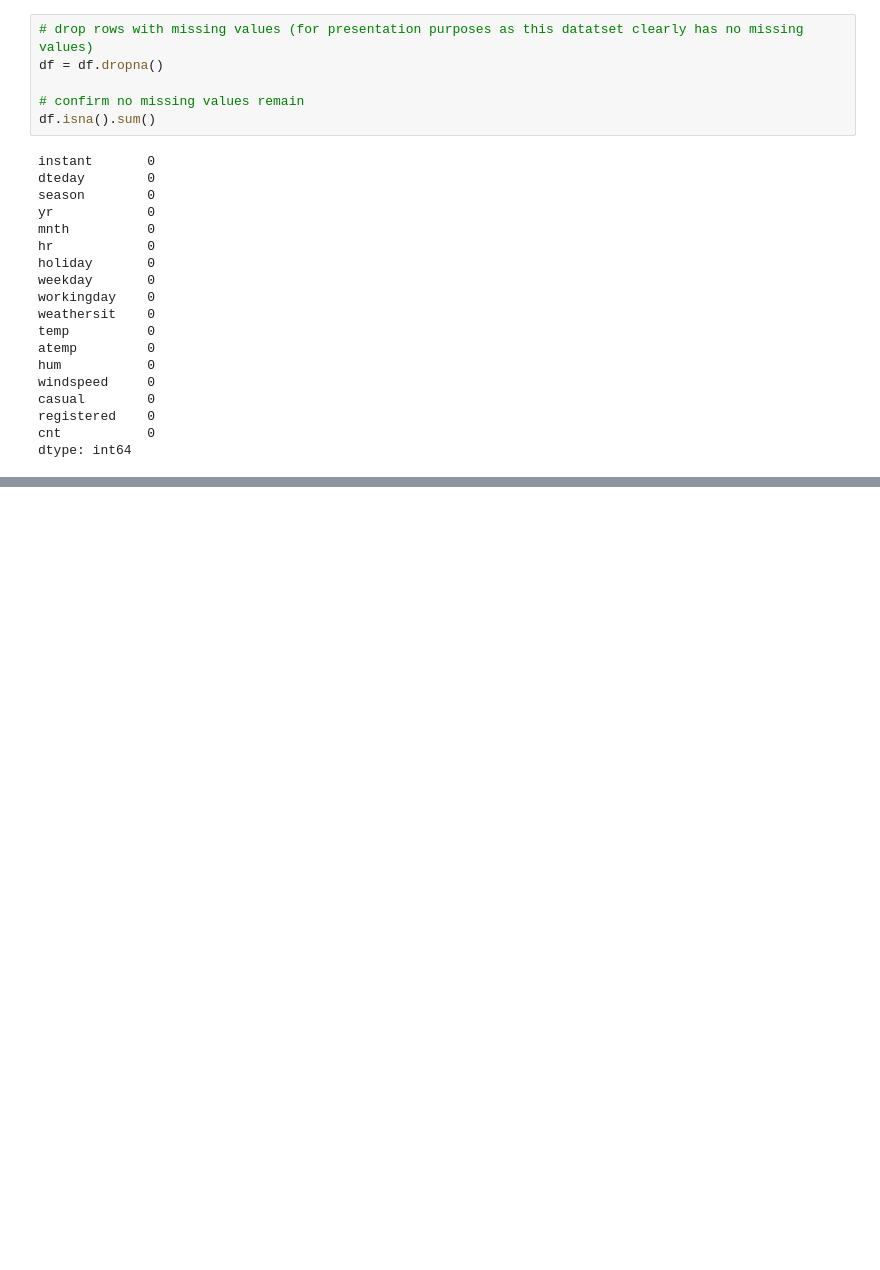
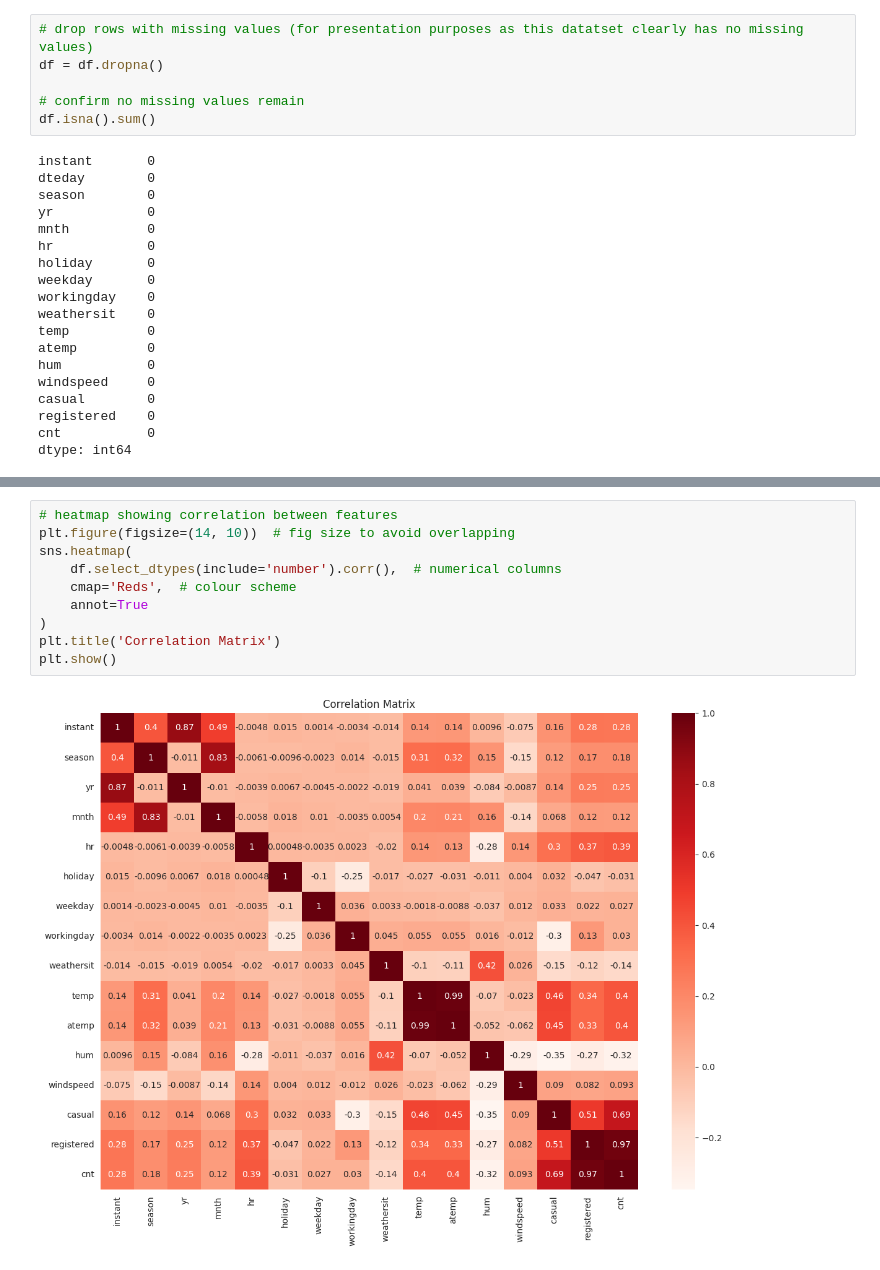
Before and after one commit to sadiam09/Beginner, a Jupyter notebook: Big_Data_Coursework/M32895_Big_Data_Applications.ipynb, the cells around one changed output, grey strips where cells are left out. Saved outputs shown, nothing was run; the diff lists cells and outputs as text; blank space fills up the shorter version.

Commit message:
added EDA visualisation of dataset

```diff
--- a/Big_Data_Coursework/M32895_Big_Data_Applications.ipynb
+++ b/Big_Data_Coursework/M32895_Big_Data_Applications.ipynb
@@ -176,0 +263,12 @@ dtype: int64
+# %%
+# heatmap showing correlation between features
+plt.figure(figsize=(14, 10))  # fig size to avoid overlapping
+sns.heatmap(
+    df.select_dtypes(include='number').corr(),  # numerical columns
+    cmap='Reds',  # colour scheme
+    annot=True
+)
+plt.title('Correlation Matrix')
+plt.show()
+# %% [output]
+[figure, added]
```
Also changed, not shown: parts of 9 cells of this notebook.
